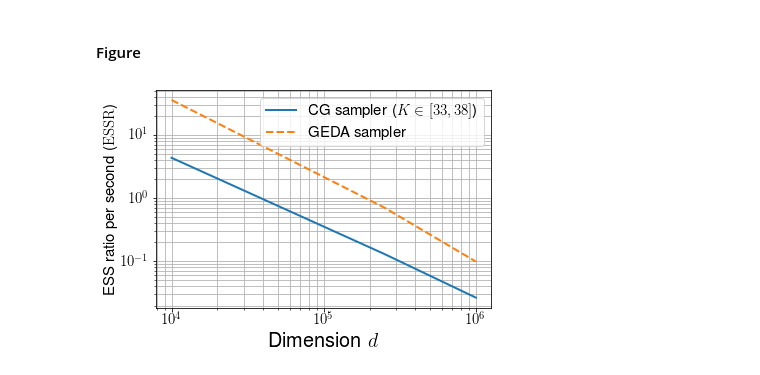
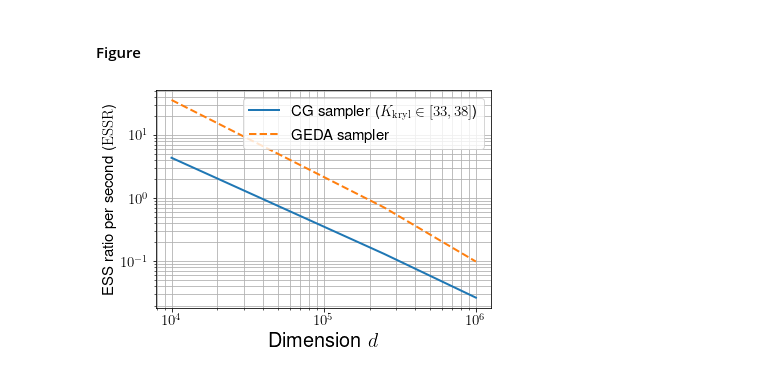
Before and after one commit to mvono/PyGauss, a Jupyter notebook: notebooks/experiments_paper.ipynb, the cells around one changed output. Saved outputs shown, nothing was run; the diff lists cells and outputs as text; code cells hidden in the pictures.

```diff
--- a/notebooks/experiments_paper.ipynb
+++ b/notebooks/experiments_paper.ipynb
@@ -1370,17 +1413,18 @@ Average sampling rate = 0.281818
 # %%
 eff_CG = 1/np.array([0.23,7.64,37.53])
 eff_DA = 1/np.array([0.028,1.41,10.08])
 d1 = [1e4,2.5e5,1e6]
 d2 = [1e4,2.5e5,1e6]
 
 plt.figure()
-plt.loglog(d1,eff_CG,'-',label=r'CG sampler ($K \in [33,38]$)',lw=2)
+plt.loglog(d1,eff_CG,'-',label=r'CG sampler ($K_{\mathrm{kryl}} \in [33,38]$)',lw=2)
 plt.loglog(d2,eff_DA,'--',label=r'GEDA sampler',lw=2)
 plt.xlabel(r'Dimension $d$',size=20)
 plt.ylabel(r'ESS ratio per second ($\mathrm{ESSR}$)',size=15)
 plt.xticks(size=15)
 plt.yticks(size=15)
 plt.legend(prop={'size': 15})
 plt.grid(True,which="both")
+plt.savefig("simu3_ESS_bis.pdf",bbox_inches='tight')
 # %% [output]
-[figure, old version]
+[figure, new version]
```
Also changed, not shown: parts of 36 cells of this notebook, 25 other files.
